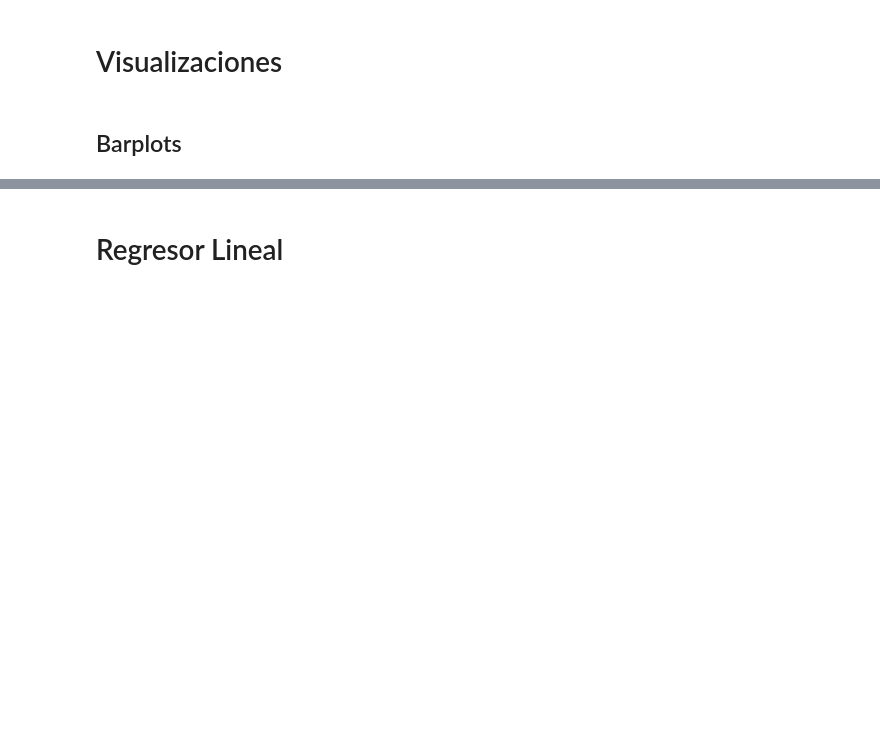
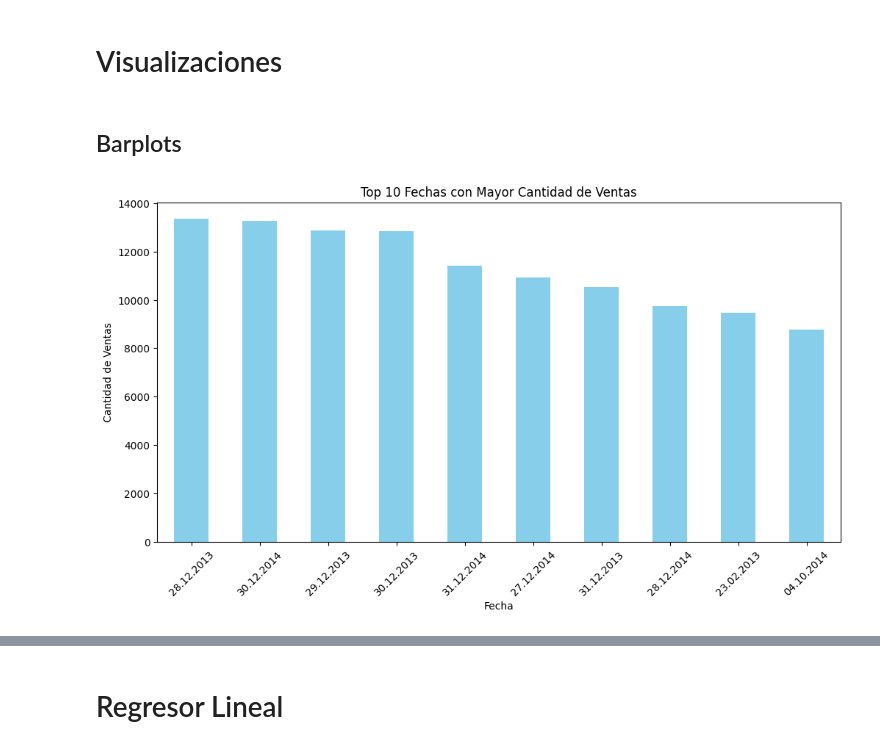
Before and after one commit to alexguttlein/OrgaDatos_TP2_MachineLearning, a Jupyter notebook: TP2_Machine_Learning.ipynb, the cells around one changed output, grey strips where cells are left out. Cells and saved outputs as stored; diff of their text form; code cells hidden in the pictures; blank space fills up the shorter version.

```diff
--- a/TP2_Machine_Learning.ipynb
+++ b/TP2_Machine_Learning.ipynb
@@ -166,4 +178,18 @@ merged.loc[merged['item_cnt_day'] < 0, 'item_cnt_day'] = 0
 visu = merged.copy()
 # %% [markdown]
 ## Barplots
+# %%
+# fechas con mayor cantidad de articulos vendidos
+fechas_top_ventas = visu.groupby('date')['item_cnt_day'].sum().sort_values(ascending=False).head(10)
+
+# barplot para las 10 fechas con mayor cantidad de ventas
+plt.figure(figsize=(12, 6))
+fechas_top_ventas.plot(kind='bar', color='skyblue')
+plt.title('Top 10 Fechas con Mayor Cantidad de Ventas')
+plt.xlabel('Fecha')
+plt.ylabel('Cantidad de Ventas')
+plt.xticks(rotation=45)
+plt.show()
+# %% [output]
+[figure, added]
 # %%
```
Also changed, not shown: parts of 13 cells of this notebook.
